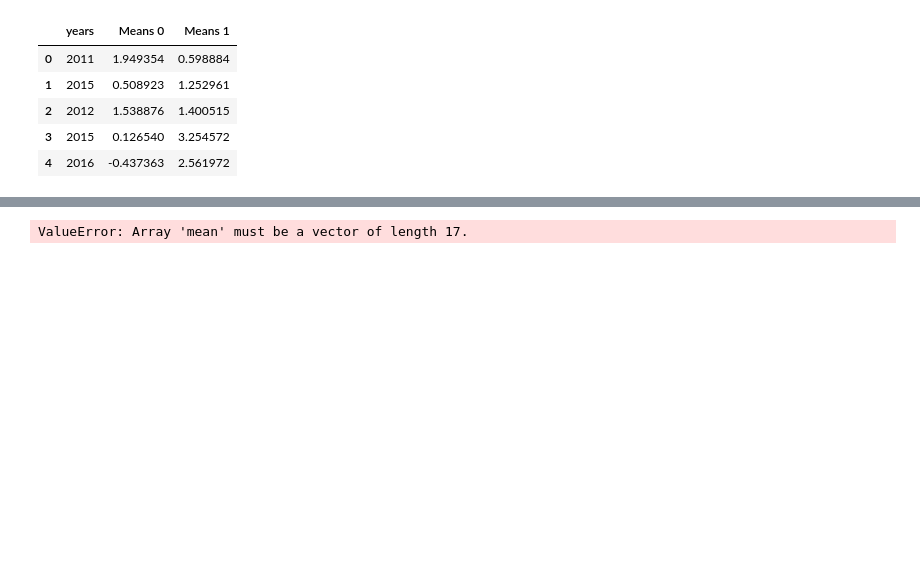
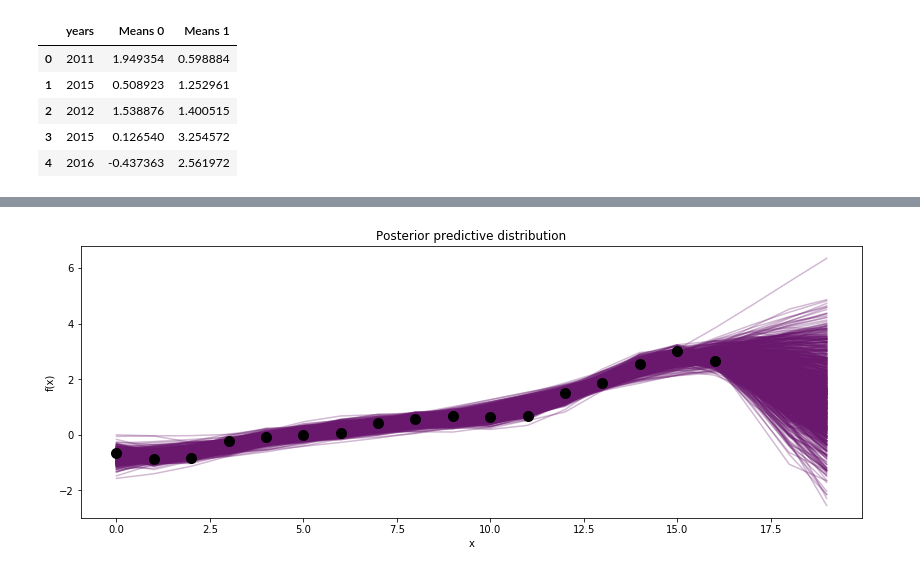
Before and after one commit to ericmjl/autoencoders, a Jupyter notebook: gaussian-process-regression.ipynb, the cells around one changed output, grey strips where cells are left out. Cells and saved outputs as stored; diff of their text form; code cells hidden in the pictures; blank space fills up the shorter version.

```diff
--- a/gaussian-process-regression.ipynb
+++ b/gaussian-process-regression.ipynb
@@ -79,6 +107,17 @@ array([[<matplotlib.axes._subplots.AxesSubplot object at 0x...>,
 # %%
-Z = np.linspace(0, 18, 17)[:, None]
+# Most important: sample from posterior.
+Z = np.linspace(0, 19, 20)[:, None]
 with model:
-    gp_samples = pm.gp.sample_gp(trace, y_obs, Z)
+    gp_samples = pm.gp.sample_gp(trace, y_obs, Z, samples=1000)
-# %% [output]
-ValueError: Array 'mean' must be a vector of length 17.
+# %%
+# Plot posterior
+fig, ax = plt.subplots(figsize=(14,5))
+
+[ax.plot(Z, x, color=cm(0.3), alpha=0.3) for x in gp_samples]
+# overlay the observed data
+ax.plot(X, Y, 'ok', ms=10);
+ax.set_xlabel("x");
+ax.set_ylabel("f(x)");
+ax.set_title("Posterior predictive distribution");
+# %% [output]
+[figure, added]
```
Also changed, not shown: parts of 15 cells of this notebook, 2 other files.
